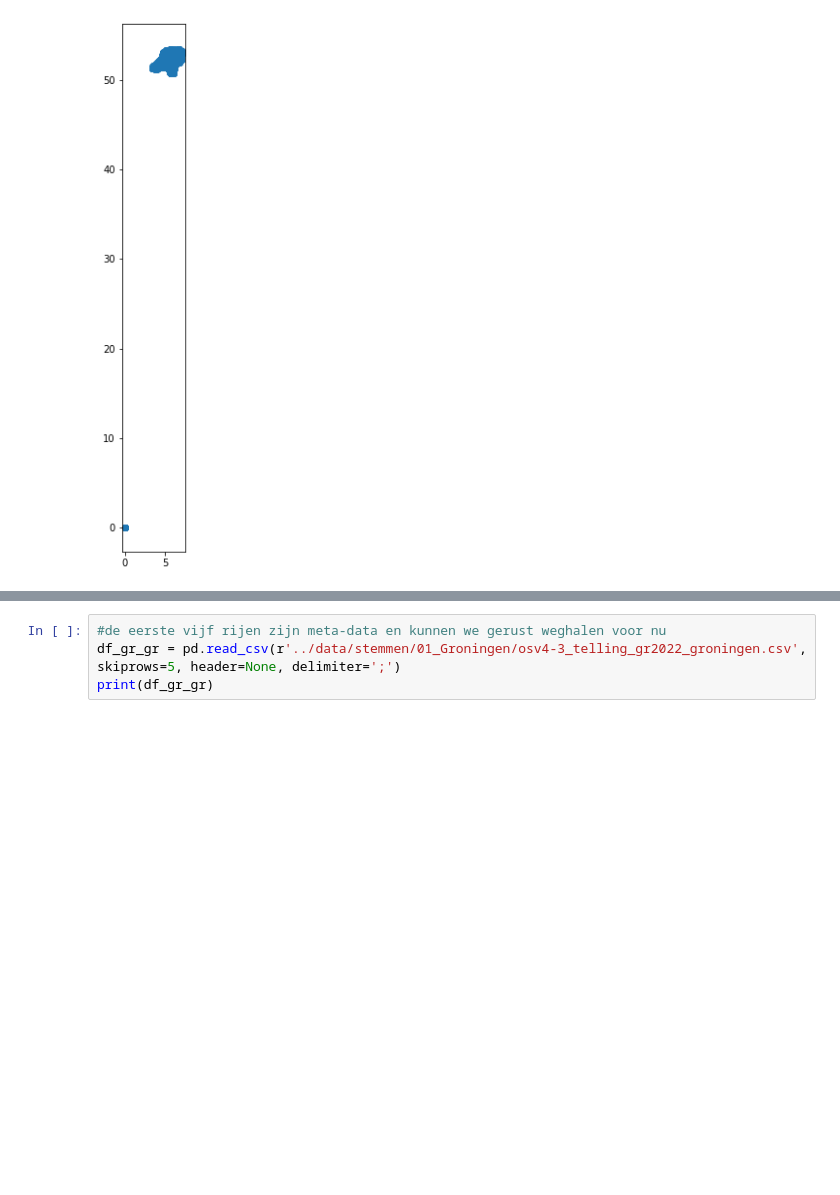
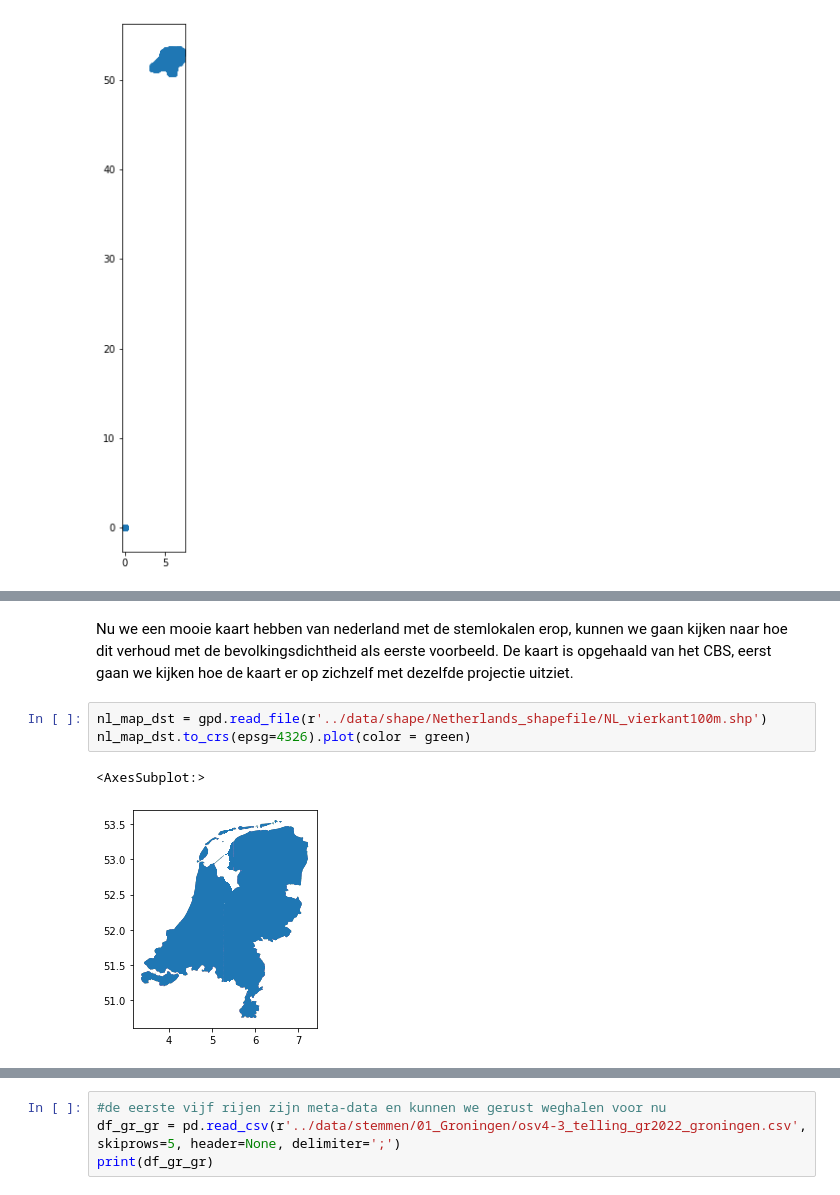
Before and after one commit to openstate/stembureau-meting, a Jupyter notebook: jupyter/stembureau_data.ipynb, the cells around one changed output, grey strips where cells are left out. Cells and saved outputs as stored; diff of their text form; blank space fills up the shorter version.

```diff
--- a/jupyter/stembureau_data.ipynb
+++ b/jupyter/stembureau_data.ipynb
@@ -56,0 +125,8 @@ df_geojson.plot(ax=ax)
+# %% [markdown]
+Nu we een mooie kaart hebben van nederland met de stemlokalen erop, kunnen we gaan kijken naar hoe dit verhoud met de bevolkingsdichtheid als eerste voorbeeld. De kaart is opgehaald van het CBS, eerst gaan we kijken hoe de kaart er op zichzelf met dezelfde projectie uitziet.
+# %%
+nl_map_dst = gpd.read_file(r'../data/shape/Netherlands_shapefile/NL_vierkant100m.shp')
+nl_map_dst.to_crs(epsg=4326).plot(color = green)
+# %% [output]
+<AxesSubplot:>
+[figure, added]
```
Also changed, not shown: parts of 10 cells of this notebook, 1 other file.
